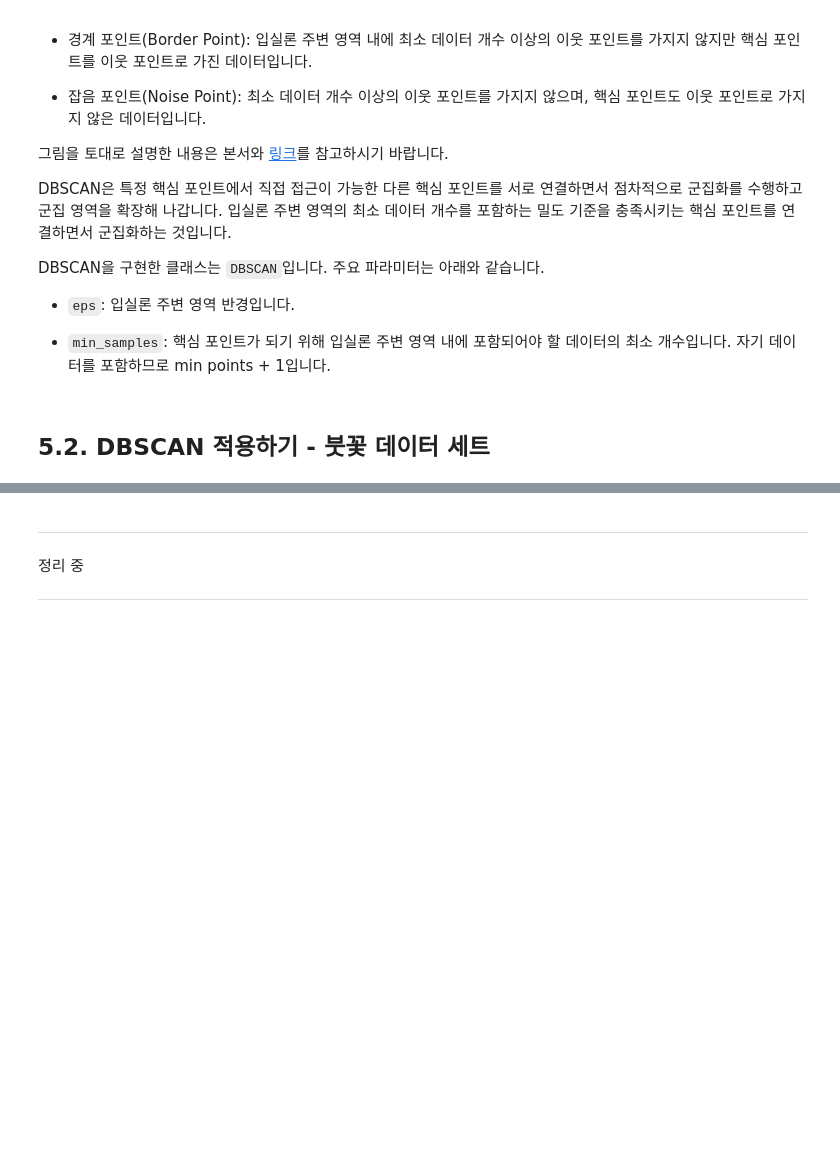
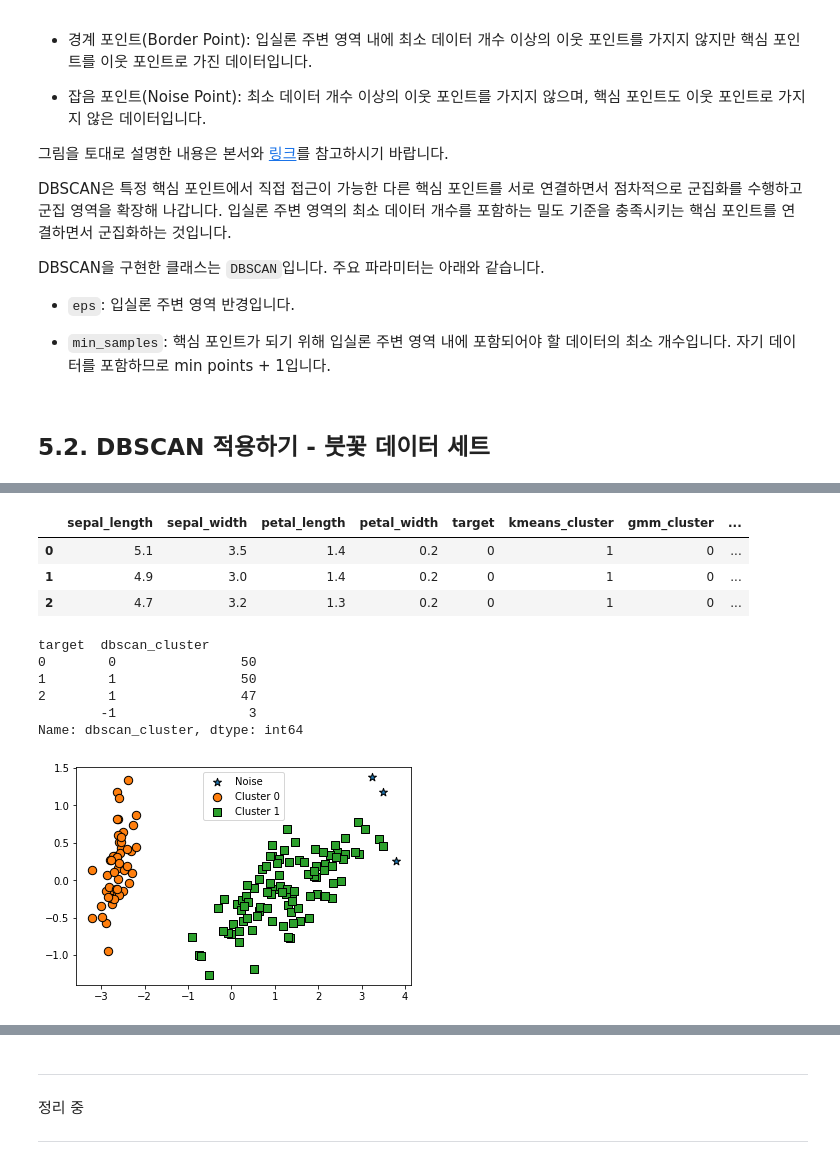
Before and after one commit to LeeSeungwon89/Machine-learning_Theory, a Jupyter notebook: CHAPTER7 군집화.ipynb, the cells around one changed output, grey strips where cells are left out. Cells and saved outputs as stored; diff of their text form; code cells hidden in the pictures; blank space fills up the shorter version.

```diff
--- a/CHAPTER7 군집화.ipynb
+++ b/CHAPTER7 군집화.ipynb
@@ -701,0 +744,26 @@ DBSCAN을 구현한 클래스는 `DBSCAN`입니다. 주요 파라미터는 아
+# %%
+irisDF.head(3)
+# %% [output]
+|  | sepal_length | sepal_width | petal_length | petal_width | target | kmeans_cluster | gmm_cluster | ... |
+| 0 | 5.1 | 3.5 | 1.4 | 0.2 | 0 | 1 | 0 | ... |
+| 1 | 4.9 | 3.0 | 1.4 | 0.2 | 0 | 1 | 0 | ... |
+| 2 | 4.7 | 3.2 | 1.3 | 0.2 | 0 | 1 | 0 | ... |
+# %%
+dbscan = DBSCAN(eps=0.8, min_samples=8, metric='euclidean')
+dbscan_labels = dbscan.fit_predict(iris.data)
+
+irisDF['dbscan_cluster'] = dbscan_labels
+irisDF['target'] = iris.target
+
+iris_result = irisDF.groupby(['target'])['dbscan_cluster'].value_counts()
+print(iris_result)
+
+visualize_cluster_plot(dbscan, irisDF, 'dbscan_cluster', iscenter=False)
+# %% [output]
+target  dbscan_cluster
+0        0                50
+1        1                50
+2        1                47
+        -1                 3
+Name: dbscan_cluster, dtype: int64
+[figure, added]
```
Also changed, not shown: parts of 9 cells of this notebook.
